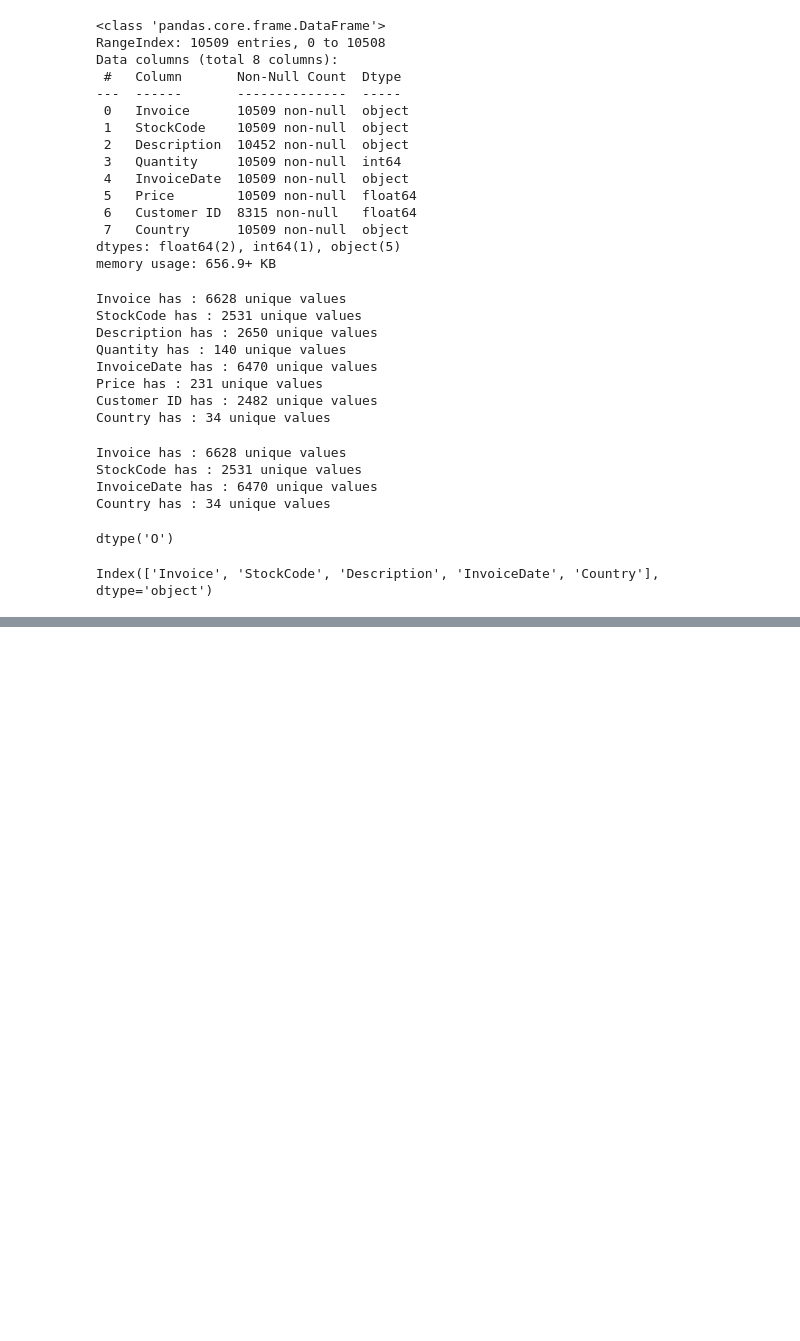
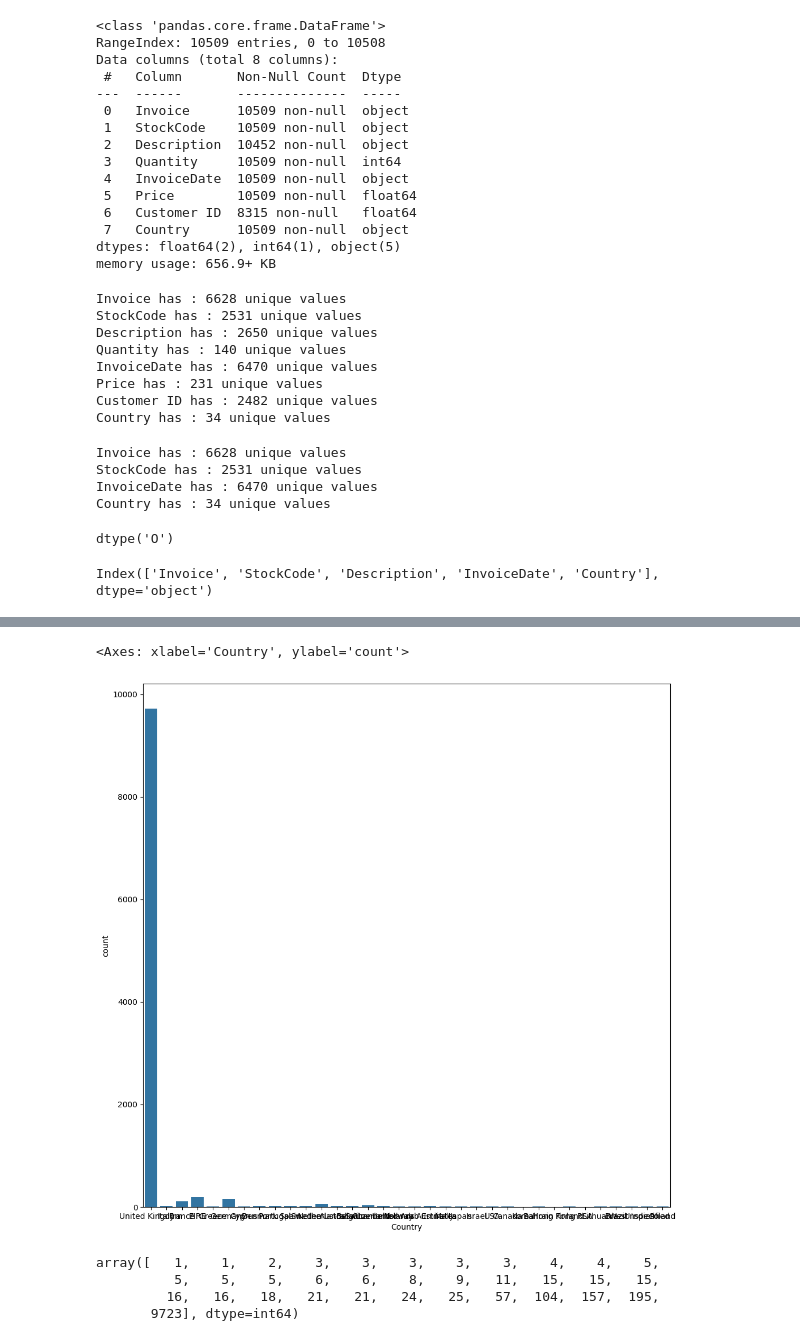
Before and after one commit to faisallshaikh/car_123, a Jupyter notebook: src/notebooks/test_2.ipynb, the cells around one changed output, grey strips where cells are left out. Cells and saved outputs as stored; diff of their text form; code cells hidden in the pictures; blank space fills up the shorter version.

```diff
--- a/src/notebooks/test_2.ipynb
+++ b/src/notebooks/test_2.ipynb
@@ -212,0 +236,14 @@ Index(['Invoice', 'StockCode', 'Description', 'InvoiceDate', 'Country'], dtype='
+# %%
+plt.figure(figsize=(12,12))
+sns.countplot(data=df_two_per, x="Country")
+# %% [output]
+<Axes: xlabel='Country', ylabel='count'>
+[figure, added]
+# %%
+country_count = df_two_per["Country"].value_counts().sort_values(ascending=True).values
+country_count
+# %% [output]
+array([   1,    1,    2,    3,    3,    3,    3,    3,    4,    4,    5,
+          5,    5,    5,    6,    6,    8,    9,   11,   15,   15,   15,
+         16,   16,   18,   21,   21,   24,   25,   57,  104,  157,  195,
+       9723], dtype=int64)
```
Also changed, not shown: parts of 4 cells of this notebook, 5 other files.
